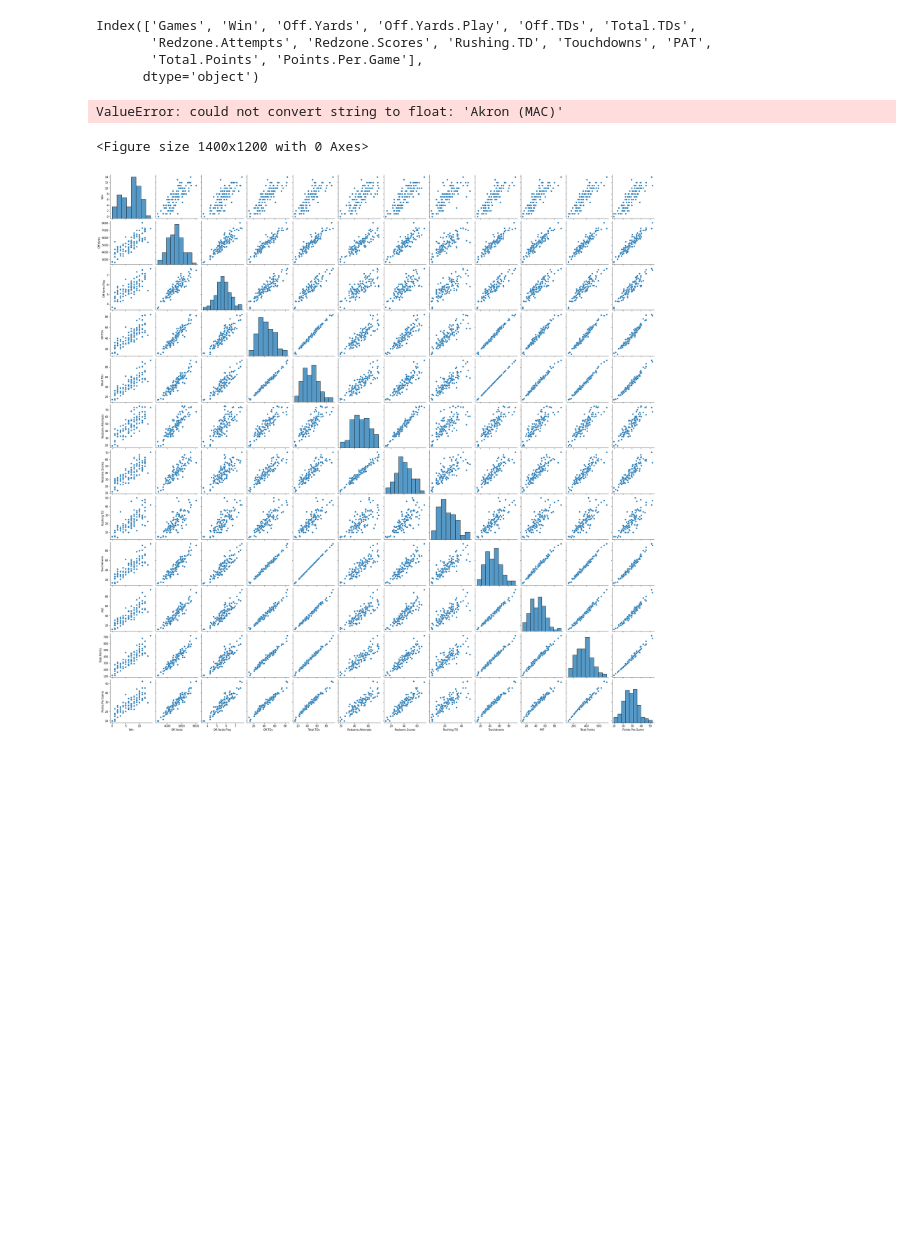
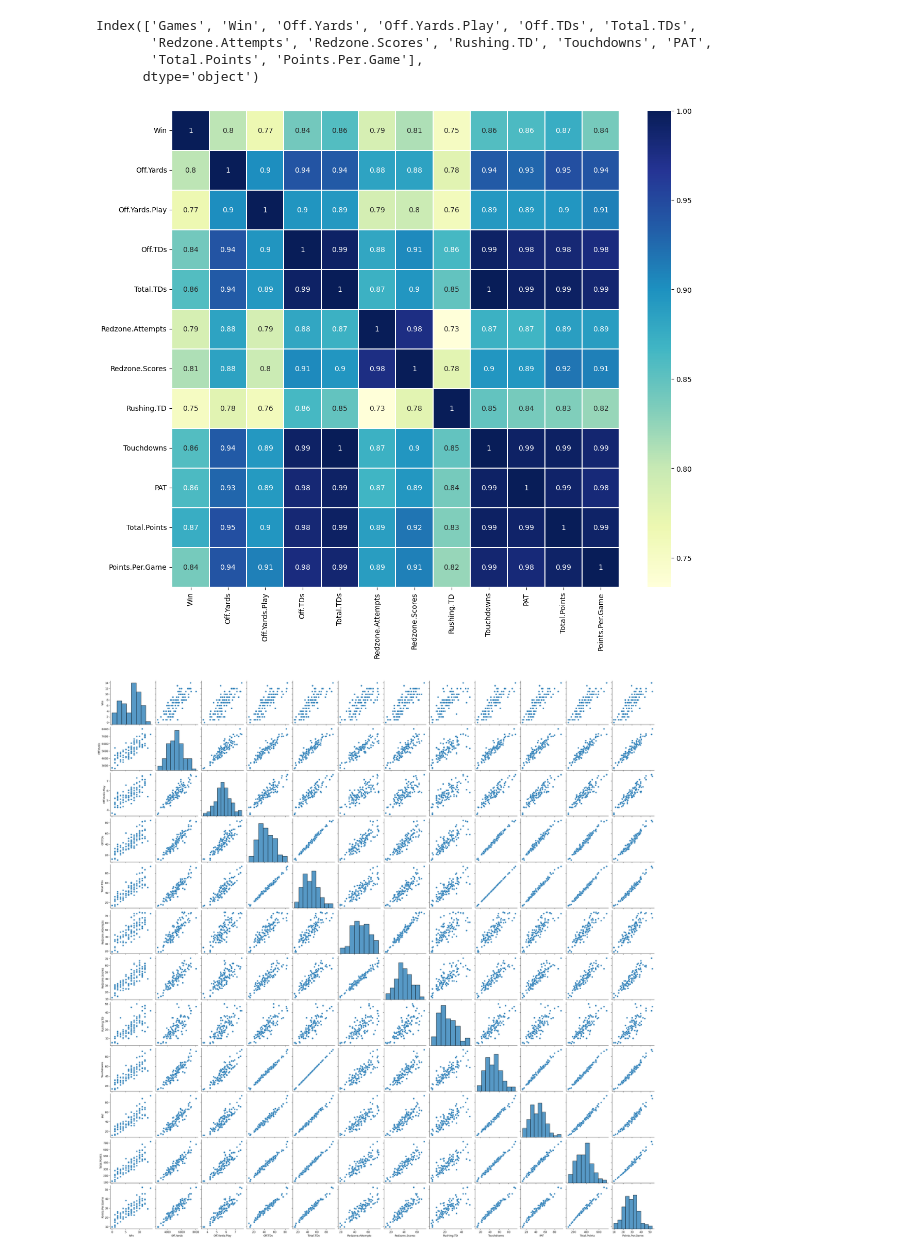
Before and after one commit to Het2518/Udemy_ML_Cource, a Jupyter notebook: Python Fundamentals/EDA+-+part1.ipynb, the cells around one changed output. Drawn from its saved outputs; the diff is of its cells as text; code cells hidden in the pictures; blank space fills up the shorter version.

```diff
--- a/Python Fundamentals/EDA+-+part1.ipynb
+++ b/Python Fundamentals/EDA+-+part1.ipynb
@@ -103,13 +103,12 @@ df2['Team'] = team
 # %%
 #create the correlation matrix heat map
 plt.figure(figsize=(14,12))
 
-sns.heatmap(df2.corr(),linewidths=.1,cmap="YlGnBu", annot=True)
+sns.heatmap(df2.drop(columns=['Team']).corr(), linewidths=.1, cmap="YlGnBu", annot=True)
 
 plt.yticks(rotation=0);
 # %% [output]
-ValueError: could not convert string to float: 'Akron (MAC)'
-<Figure size 1400x1200 with 0 Axes>
+[figure, added]
 # %%
 #pair plots
 g = sns.pairplot(df2)
```
Also changed, not shown: 3 other files.
